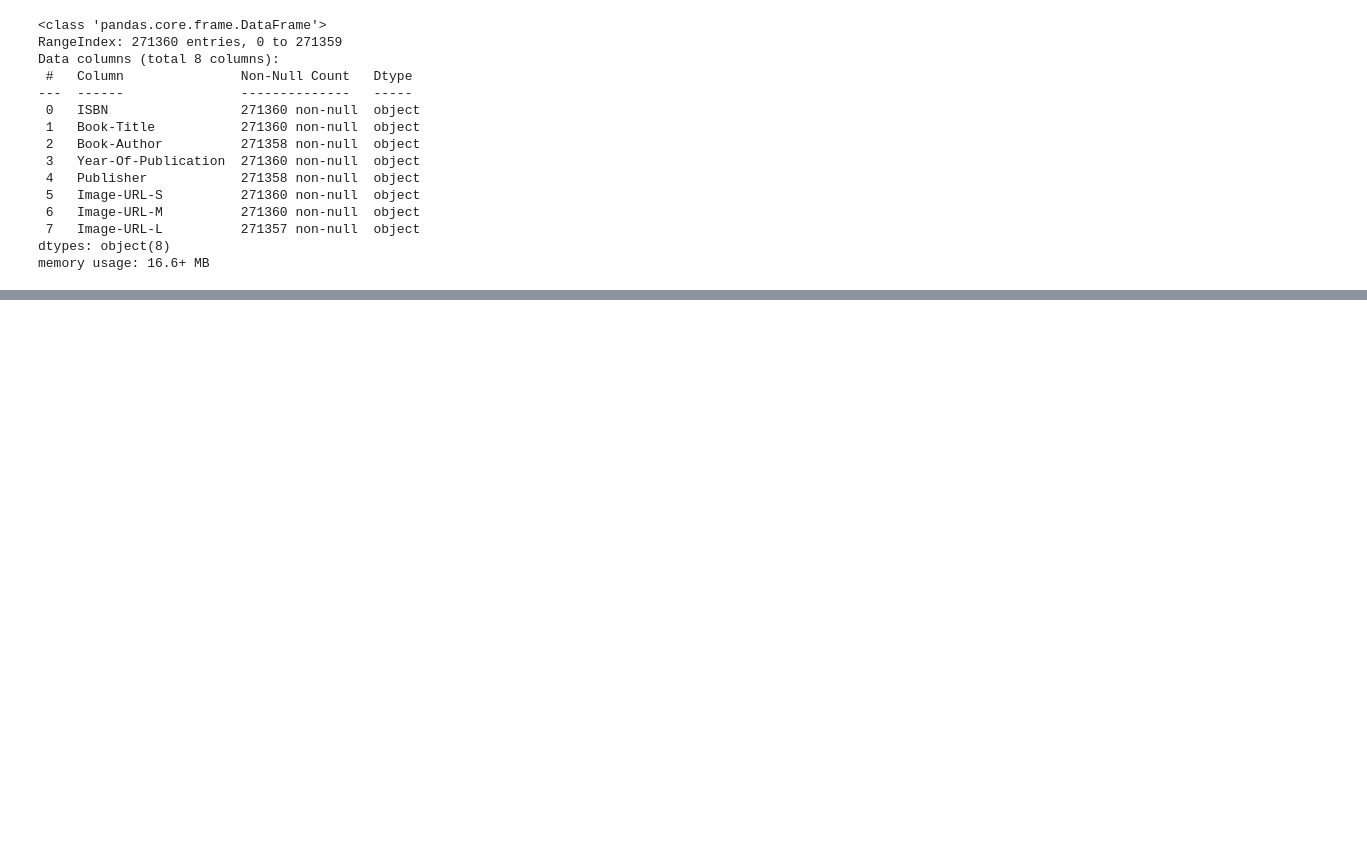
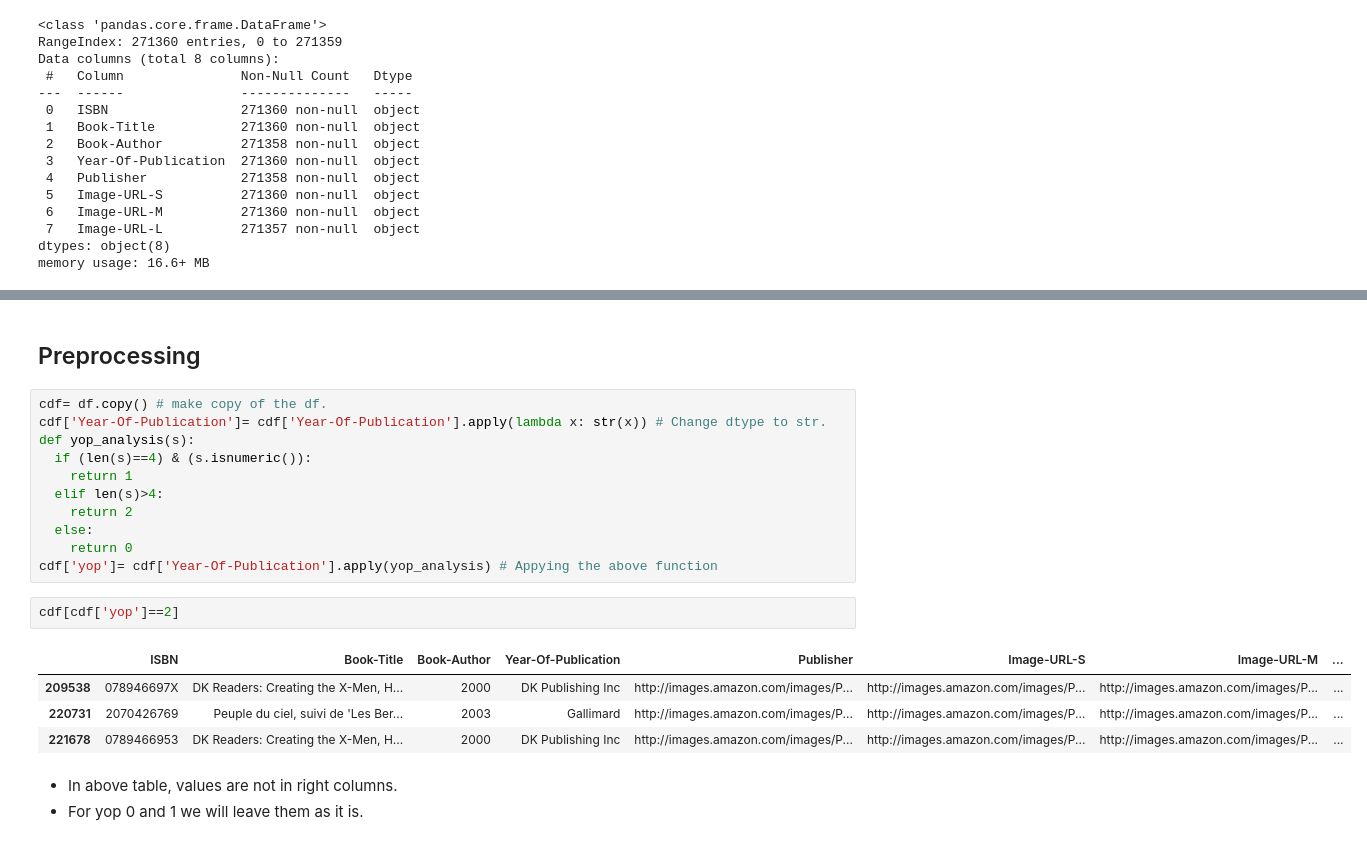
Before and after one commit to mdismailquraishicse/BookRecommendationSystem, a Jupyter notebook: books.ipynb, the cells around one changed output, grey strips where cells are left out. Saved outputs shown, nothing was run; the diff lists cells and outputs as text; blank space fills up the shorter version.

```diff
--- a/books.ipynb
+++ b/books.ipynb
@@ -51,0 +117,23 @@ memory usage: 16.6+ MB
+# %% [markdown]
+## Preprocessing
+# %%
+cdf= df.copy() # make copy of the df.
+cdf['Year-Of-Publication']= cdf['Year-Of-Publication'].apply(lambda x: str(x)) # Change dtype to str.
+def yop_analysis(s):
+  if (len(s)==4) & (s.isnumeric()):
+    return 1
+  elif len(s)>4:
+    return 2
+  else:
+    return 0
+cdf['yop']= cdf['Year-Of-Publication'].apply(yop_analysis) # Appying the above function
+# %%
+cdf[cdf['yop']==2]
+# %% [output]
+|  | ISBN | Book-Title | Book-Author | Year-Of-Publication | Publisher | Image-URL-S | Image-URL-M | ... |
+| 209538 | 078946697X | DK Readers: Creating the X-Men, H... | 2000 | DK Publishing Inc | http://images.amazon.com/images/P... | http://images.amazon.com/images/P... | http://images.amazon.com/images/P... | ... |
+| 220731 | 2070426769 | Peuple du ciel, suivi de 'Les Ber... | 2003 | Gallimard | http://images.amazon.com/images/P... | http://images.amazon.com/images/P... | http://images.amazon.com/images/P... | ... |
+| 221678 | 0789466953 | DK Readers: Creating the X-Men, H... | 2000 | DK Publishing Inc | http://images.amazon.com/images/P... | http://images.amazon.com/images/P... | http://images.amazon.com/images/P... | ... |
+# %% [markdown]
+* In above table, values are not in right columns.
+* For yop 0 and 1 we will leave them as it is.
```
Also changed, not shown: parts of 7 cells of this notebook.
